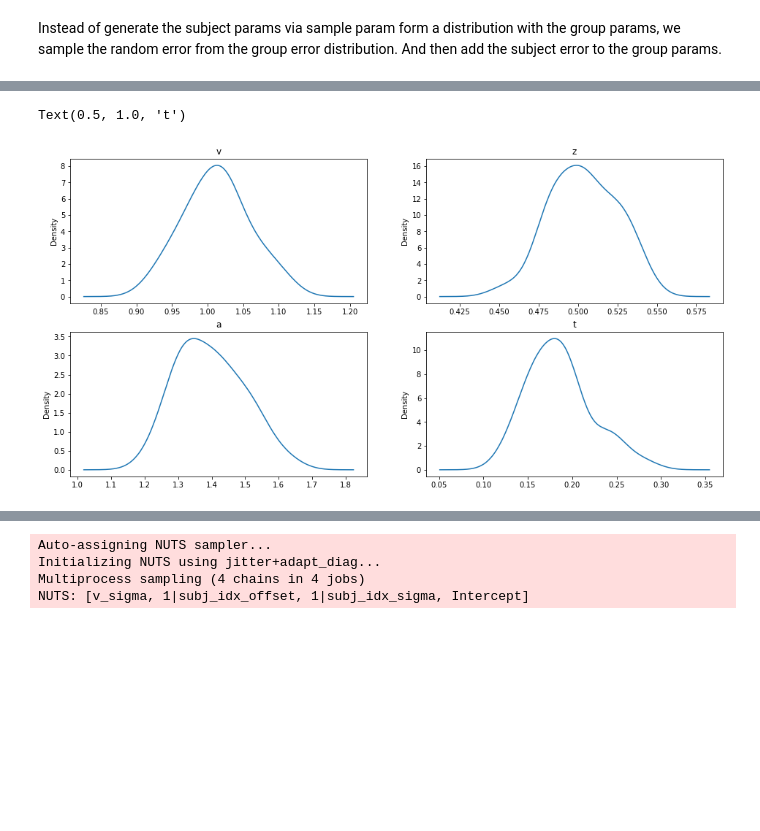
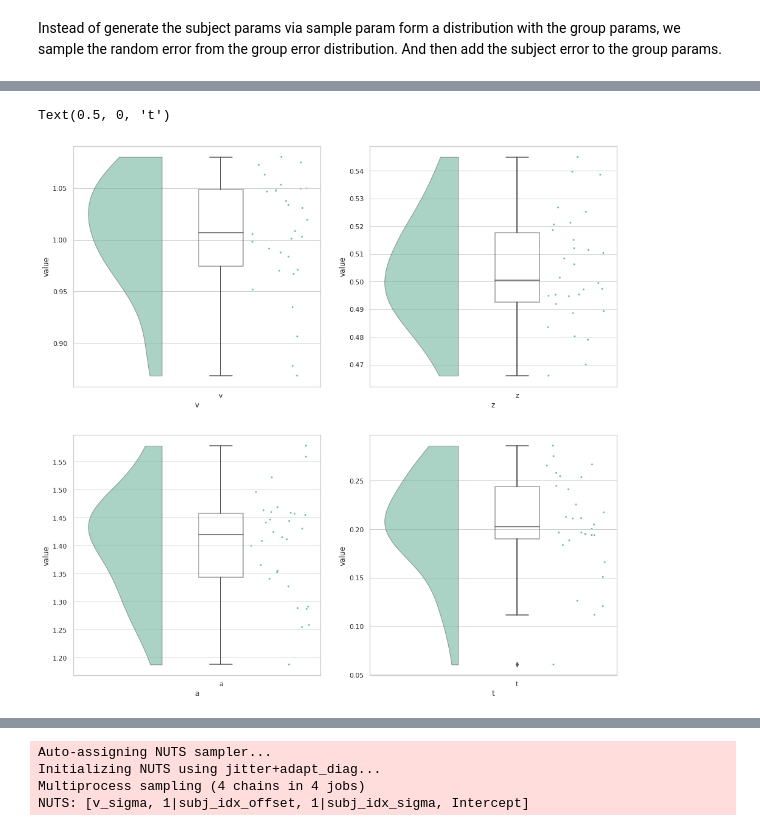
Before and after one commit to Yikang1020/Central-parietal-positive, a Jupyter notebook: 2_Study/2_4_Analysis/2_4_2_Scripts/parameter_recovery_simple.ipynb, the cells around one changed output, grey strips where cells are left out. Drawn from its saved outputs; the diff is of its cells as text; code cells hidden in the pictures; blank space fills up the shorter version.

```diff
--- a/2_Study/2_4_Analysis/2_4_2_Scripts/parameter_recovery_simple.ipynb
+++ b/2_Study/2_4_Analysis/2_4_2_Scripts/parameter_recovery_simple.ipynb
@@ -56,6 +56,9 @@ The current PyMC version is 2.3.8
 The current Numpy version is 1.20.3
 The current Pandas version is 1.3.5
 The current seaborn version is 0.11.2
+# %%
+# set the figure theme
+sns.set_theme(style="whitegrid")
 # %% [markdown]
 Maybe the generation way of simulated data should make a difference.
 
@@ -134,3 +137,11 @@ for i in range(n_subjects):
     params['subj_idx'] = i
     # combine params
     param = param.append(params)
+# reset the index
+param = param.reset_index(drop=True)
+# %%
+param = param[['v','a','t','z','subj_idx']]
+# %%
+param = param.melt(id_vars='subj_idx',
+                   var_name='param',
+                   value_name='value' )
@@ -137,18 +164,59 @@ for i in range(n_subjects):
 # %%
-# create the figure
-f, ax = plt.subplots(2,2,figsize=(16, 8))
+# create figure
+f, ax = plt.subplots(2,2,figsize=(16, 16))
+# the right figure
 # v
-param.v.plot.kde(ax=ax[0,0])
-ax[0,0].set_title('v')
+ax[0,0]=pt.RainCloud(x = 'param',
+                  y = 'value',
+                  data = param[param['param']=='v'],
+                  palette = 'Set2',
+                  bw = 0.6,
+                  width_viol=.5,
+                  orient = 'v',
+                  alpha = .6,
+                  dodge = True,
+                  move = 0.2,
+                  ax=ax[0,0])
+ax[0,0].set_xlabel('v')
 # z
-param.z.plot.kde(ax=ax[0,1])
-ax[0,1].set_title('z')
+ax[0,1]=pt.RainCloud(x = 'param',
+                  y = 'value',
+                  data = param[param['param']=='z'],
+                  palette = 'Set2',
+                  bw = 0.6,
+                  width_viol=.5,
+                  orient = 'v',
+                  alpha = .6,
+                  dodge = True,
+                  move = 0.2,
+                  ax=ax[0,1])
+ax[0,1].set_xlabel('z')
 # a
-param.a.plot.kde(ax=ax[1,0])
-ax[1,0].set_title('a')
+ax[1,0]=pt.RainCloud(x = 'param',
+                  y = 'value',
+                  data = param[param['param']=='a'],
+                  palette = 'Set2',
+                  bw = 0.6,
+                  width_viol=.5,
+                  orient = 'v',
+                  alpha = .6,
+                  dodge = True,
+                  move = 0.2,
+                  ax=ax[1,0])
+ax[1,0].set_xlabel('a')
 # t
-param.t.plot.kde(ax=ax[1,1])
-ax[1,1].set_title('t')
+ax[1,1]=pt.RainCloud(x = 'param',
+                  y = 'value',
+                  data = param[param['param']=='t'],
+                  palette = 'Set2',
+                  bw = 0.6,
+                  width_viol=.5,
+                  orient = 'v',
+                  alpha = .6,
+                  dodge = True,
+                  move = 0.2,
+                  ax=ax[1,1])
+ax[1,1].set_xlabel('t')
 # %% [output]
-Text(0.5, 1.0, 't')
+Text(0.5, 0, 't')
-[figure, old version]
+[figure, new version]
```
Also changed, not shown: parts of 7 cells of this notebook.
